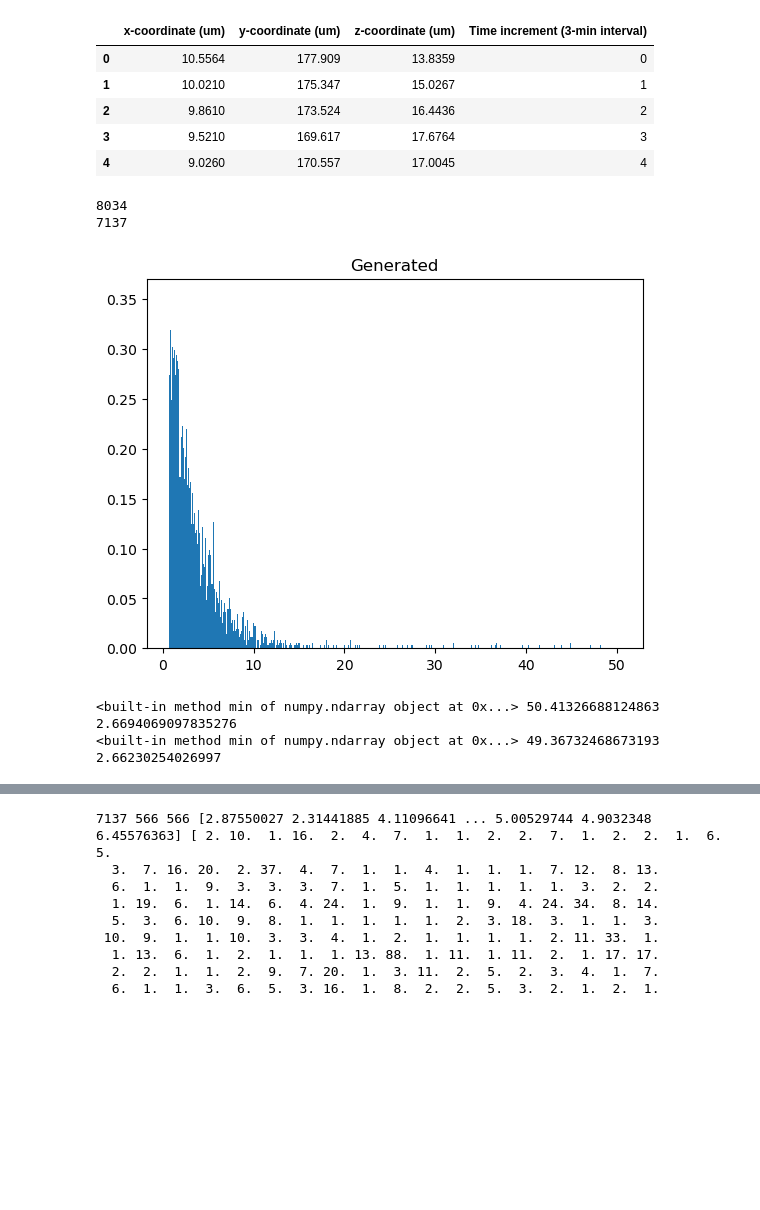
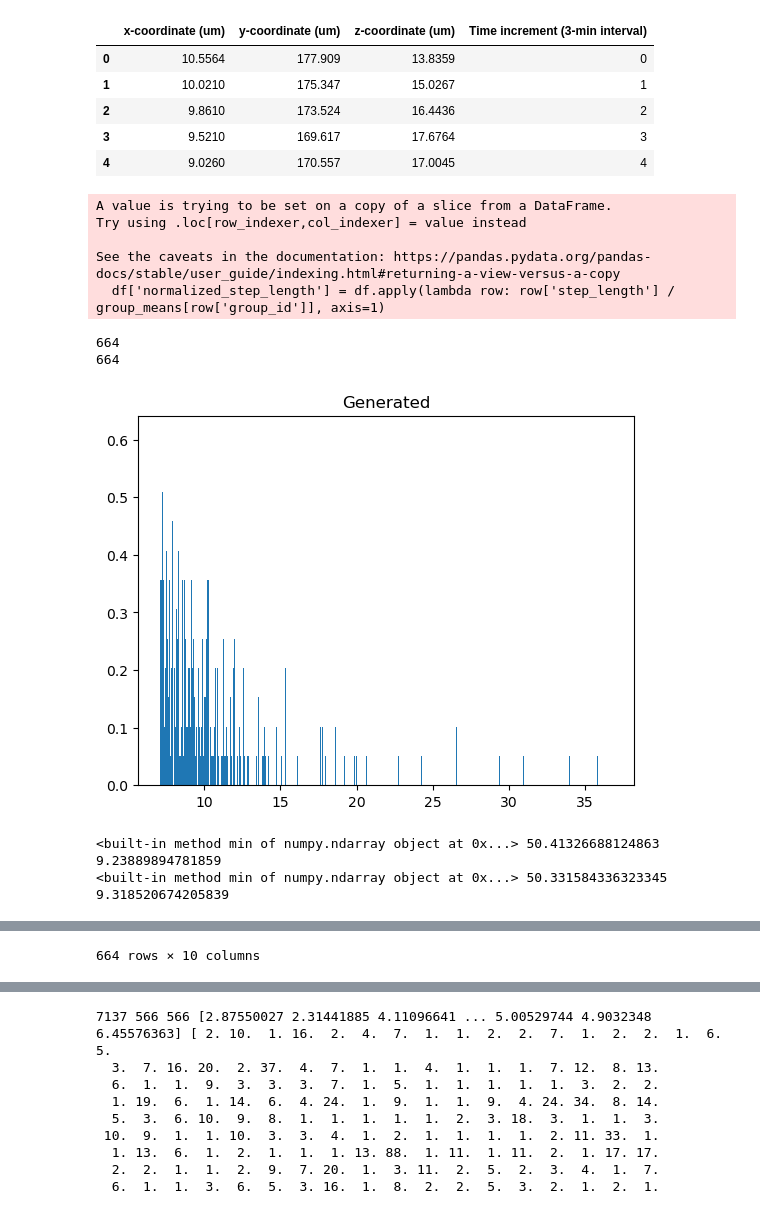
Before and after one commit to dz1921/RANDOMWALK, a Jupyter notebook: Distribution_Building.ipynb, the cells around one changed output, grey strips where cells are left out. Drawn from its saved outputs; the diff is of its cells as text; code cells hidden in the pictures; blank space fills up the shorter version.

```diff
--- a/Distribution_Building.ipynb
+++ b/Distribution_Building.ipynb
@@ -29,9 +29,15 @@ def calc_step_length(df):
     df['dz'] = df.groupby('group_id')['z-coordinate (um)'].diff()
 
     df['step_length'] = np.sqrt(df['dx']**2 + df['dy']**2 + df['dz']**2)
+    df = df[df['step_length'] >= 7.2]
     clean_step_length = df['step_length'].dropna()
     step_length = clean_step_length.to_numpy()
-    return df, step_length
+
+    group_means = df.groupby('group_id')['step_length'].mean()
+    df['normalized_step_length'] = df.apply(lambda row: row['step_length'] / group_means[row['group_id']], axis=1)
+    group_mean_dict = group_means.to_dict()
+
+    return df, step_length, group_mean_dict
 # %%
 def R_filter(steps, R = 0.72):
     filtered_steps = steps[steps >= R]
@@ -51,22 +61,28 @@ def sample_steps(in_steps, n_samples, bins=1000):
 # %%
 # Plotting and testing functions
 ## steps is ss with all sampled steps
 
-df, steps = calc_step_length(df)
+df, steps, mean_steps = calc_step_length(df)
 filtered_steps = R_filter(steps)
 print(len(steps))
 print(len(filtered_steps))
 plt.hist(sample_steps(filtered_steps, len(filtered_steps), bins=1000), density=True, bins=1000)
 plt.title('Generated')
 plt.show()
 plt.hist(filtered_steps, density=True, bins=1000)
 plt.title('Original')
 ss = sample_steps(filtered_steps, len(filtered_steps))
 print(filtered_steps.min, filtered_steps.max(), np.median(filtered_steps))
 print(ss.min, ss.max(), np.median(ss))
+df
 # %% [output]
-8034
-7137
+A value is trying to be set on a copy of a slice from a DataFrame.
+Try using .loc[row_indexer,col_indexer] = value instead
+
+See the caveats in the documentation: https://pandas.pydata.org/pandas-docs/stable/user_guide/indexing.html#returning-a-view-versus-a-copy
+  df['normalized_step_length'] = df.apply(lambda row: row['step_length'] / group_means[row['group_id']], axis=1)
+664
+664
-[figure, old version]
+[figure, new version]
-<built-in method min of numpy.ndarray object at 0x...> 50.41326688124863 2.6694069097835276
-<built-in method min of numpy.ndarray object at 0x...> 49.36732468673193 2.66230254026997
+<built-in method min of numpy.ndarray object at 0x...> 50.41326688124863 9.23889894781859
+<built-in method min of numpy.ndarray object at 0x...> 50.331584336323345 9.318520674205839
@@ -72,0 +101 @@ print(ss.min, ss.max(), np.median(ss))
+664 rows × 10 columns
```
Also changed, not shown: parts of 7 cells of this notebook.
